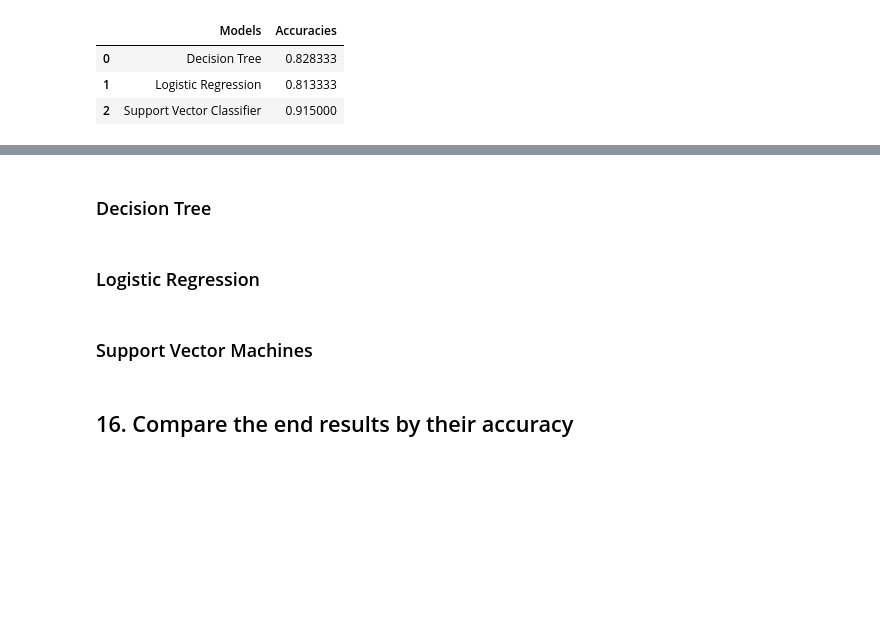
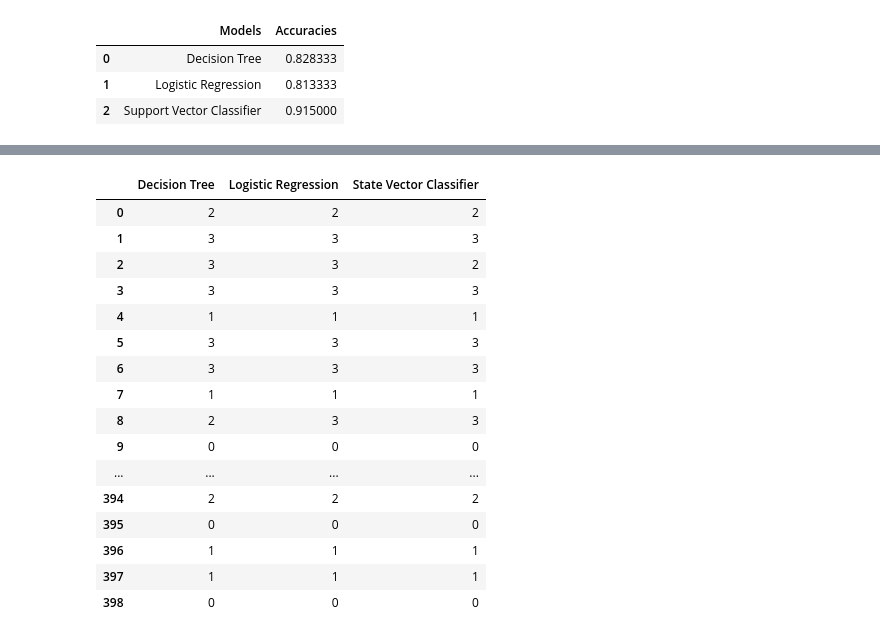
Before and after one commit to FabioNicotra/FabiosPortfolio, a Jupyter notebook: 02/temp_name.ipynb, the cells around one changed output, grey strips where cells are left out. Saved outputs shown, nothing was run; the diff lists cells and outputs as text; code cells hidden in the pictures; blank space fills up the shorter version.

```diff
--- a/02/temp_name.ipynb
+++ b/02/temp_name.ipynb
@@ -417,8 +419,25 @@ lda.explained_variance_ratio_
-# %% [markdown]
-### Decision Tree
-# %% [markdown]
-### Logistic Regression
-# %% [markdown]
-### Support Vector Machines
-# %% [markdown]
-## 16. Compare the end results by their accuracy
+# %%
+y_test_dt = dt.predict(X_test)
+y_test_lg = lg.predict(X_test)
+y_test_svc = svc.predict(X_test)
+# %%
+test = pd.DataFrame(np.array([y_test_dt, y_test_lg, y_test_svc]).T, columns=["Decision Tree", "Logistic Regression", "State Vector Classifier"])
+test
+# %% [output]
+|  | Decision Tree | Logistic Regression | State Vector Classifier |
+| 0 | 2 | 2 | 2 |
+| 1 | 3 | 3 | 3 |
+| 2 | 3 | 3 | 2 |
+| 3 | 3 | 3 | 3 |
+| 4 | 1 | 1 | 1 |
+| 5 | 3 | 3 | 3 |
+| 6 | 3 | 3 | 3 |
+| 7 | 1 | 1 | 1 |
+| 8 | 2 | 3 | 3 |
+| 9 | 0 | 0 | 0 |
+| ... | ... | ... | ... |
+| 394 | 2 | 2 | 2 |
+| 395 | 0 | 0 | 0 |
+| 396 | 1 | 1 | 1 |
+| 397 | 1 | 1 | 1 |
+| 398 | 0 | 0 | 0 |
```
Also changed, not shown: parts of 16 cells of this notebook.
